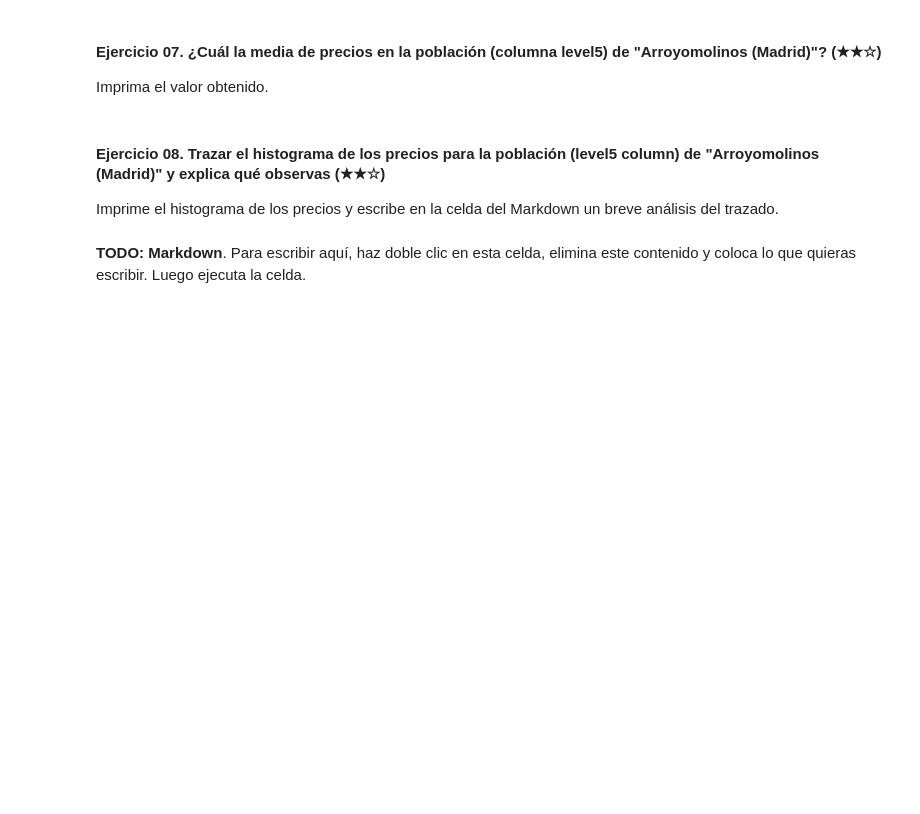
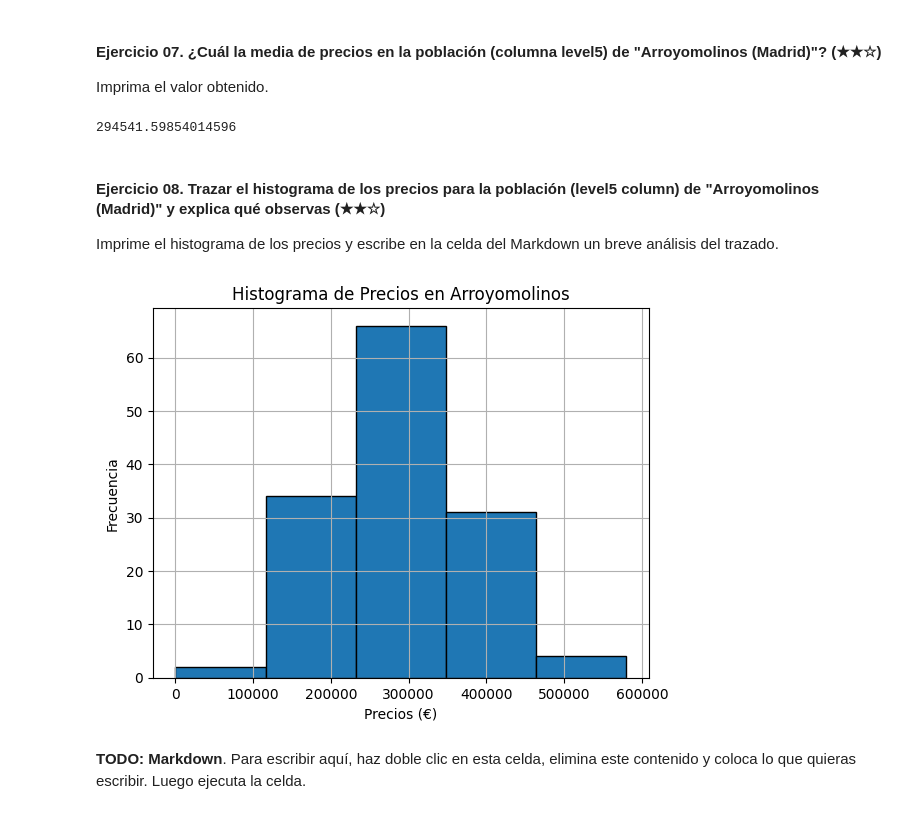
Before and after one commit to Hiimsuso/realestate-datacleanup-exercise, a Jupyter notebook: project.es.ipynb, the cells around one changed output. Drawn from its saved outputs; the diff is of its cells as text; code cells hidden in the pictures; blank space fills up the shorter version.

```diff
--- a/project.es.ipynb
+++ b/project.es.ipynb
@@ -119,13 +171,24 @@ Imprima una comparación entre las dimensiones del DataFrame original versus el
 
 Imprima el valor obtenido.
 # %%
-# TODO
+ds_arroyomolinos = ds[ds['level5'] == "Arroyomolinos (Madrid)"]
+media_precio_arroyomolinos = ds_arroyomolinos['price'].mean()
+print(media_precio_arroyomolinos)
+# %% [output]
+294541.59854014596
 # %% [markdown]
 #### Ejercicio 08. Trazar el histograma de los precios para la población (level5 column) de "Arroyomolinos (Madrid)" y explica qué observas (★★☆)
 
 Imprime el histograma de los precios y escribe en la celda del Markdown un breve análisis del trazado.
 # %%
-# TODO: Code
+import matplotlib.pyplot as plt
+ds_arroyomolinos['price'].hist(bins=5, edgecolor='black')
+plt.xlabel('Precios (€)')
+plt.ylabel('Frecuencia')
+plt.title('Histograma de Precios en Arroyomolinos')
+plt.show()
+# %% [output]
+[figure, added]
 # %% [markdown]
 **TODO: Markdown**. Para escribir aquí, haz doble clic en esta celda, elimina este contenido y coloca lo que quieras escribir. Luego ejecuta la celda.
 # %% [markdown]
```
Also changed, not shown: parts of 15 cells of this notebook.
